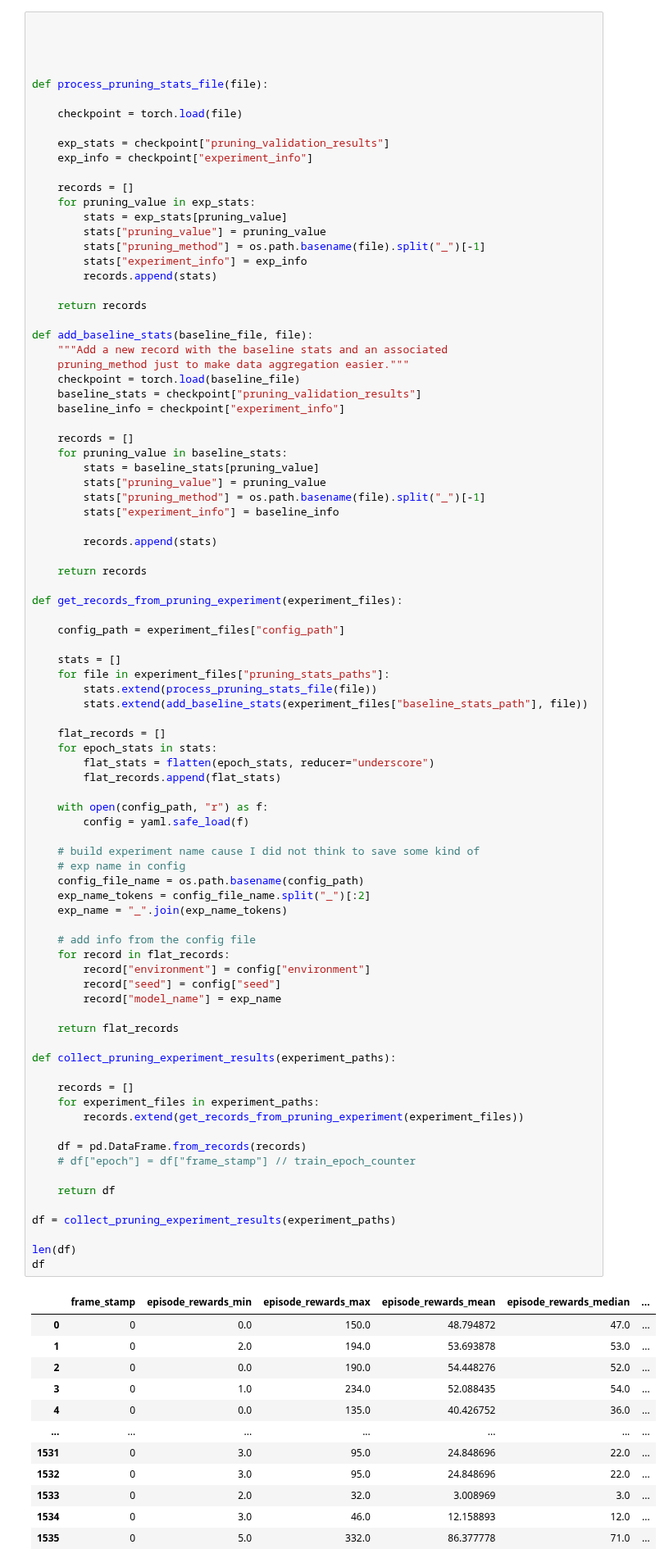
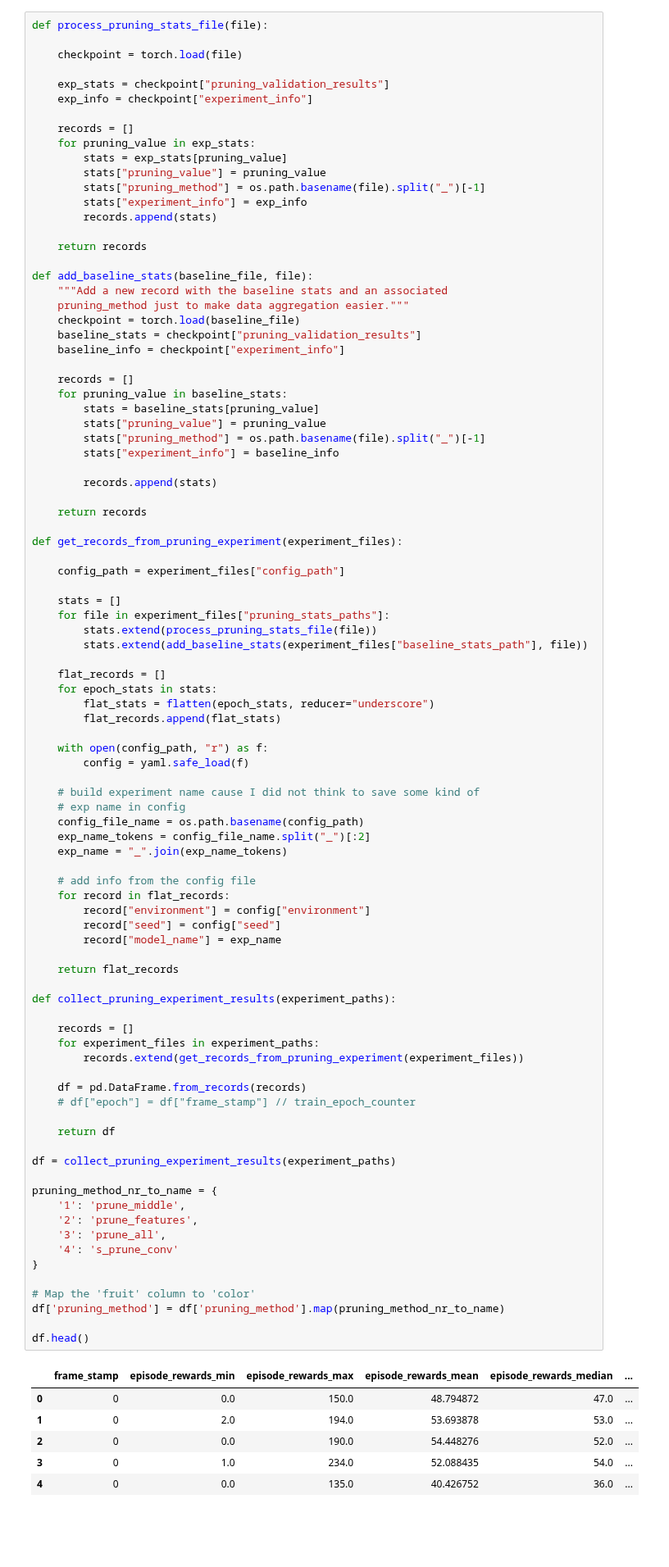
Before and after one commit to mariusdgm/minatar_work, a Jupyter notebook: notebooks/miscellanous.ipynb, the cells around one changed output. Shown at 82% size. Cells and saved outputs as stored; diff of their text form; blank space fills up the shorter version.

```diff
--- a/notebooks/miscellanous.ipynb
+++ b/notebooks/miscellanous.ipynb
@@ -542,8 +542,4 @@ experiment_paths[0]
 # %%
-
-
-
-
 def process_pruning_stats_file(file):
 
     checkpoint = torch.load(file)
@@ -603,38 +599,41 @@ def get_records_from_pruning_experiment(experiment_files):
     exp_name = "_".join(exp_name_tokens)
 
     # add info from the config file
     for record in flat_records:
         record["environment"] = config["environment"]
         record["seed"] = config["seed"]
         record["model_name"] = exp_name
 
     return flat_records
 
 def collect_pruning_experiment_results(experiment_paths):
 
     records = []
     for experiment_files in experiment_paths:
         records.extend(get_records_from_pruning_experiment(experiment_files))
 
     df = pd.DataFrame.from_records(records)
     # df["epoch"] = df["frame_stamp"] // train_epoch_counter
 
     return df
 
 df = collect_pruning_experiment_results(experiment_paths)
 
-len(df)
-df
+pruning_method_nr_to_name = {
+    '1': 'prune_middle',
+    '2': 'prune_features',
+    '3': 'prune_all',
+    '4': 's_prune_conv'
+}
+
+# Map the 'fruit' column to 'color'
+df['pruning_method'] = df['pruning_method'].map(pruning_method_nr_to_name)
+
+df.head()
 # %% [output]
 |  | frame_stamp | episode_rewards_min | episode_rewards_max | episode_rewards_mean | episode_rewards_median | ... |
 | 0 | 0 | 0.0 | 150.0 | 48.794872 | 47.0 | ... |
 | 1 | 0 | 2.0 | 194.0 | 53.693878 | 53.0 | ... |
 | 2 | 0 | 0.0 | 190.0 | 54.448276 | 52.0 | ... |
 | 3 | 0 | 1.0 | 234.0 | 52.088435 | 54.0 | ... |
 | 4 | 0 | 0.0 | 135.0 | 40.426752 | 36.0 | ... |
-| ... | ... | ... | ... | ... | ... | ... |
-| 1531 | 0 | 3.0 | 95.0 | 24.848696 | 22.0 | ... |
-| 1532 | 0 | 3.0 | 95.0 | 24.848696 | 22.0 | ... |
-| 1533 | 0 | 2.0 | 32.0 | 3.008969 | 3.0 | ... |
-| 1534 | 0 | 3.0 | 46.0 | 12.158893 | 12.0 | ... |
-| 1535 | 0 | 5.0 | 332.0 | 86.377778 | 71.0 | ... |
```
Also changed, not shown: parts of 10 cells of this notebook.
